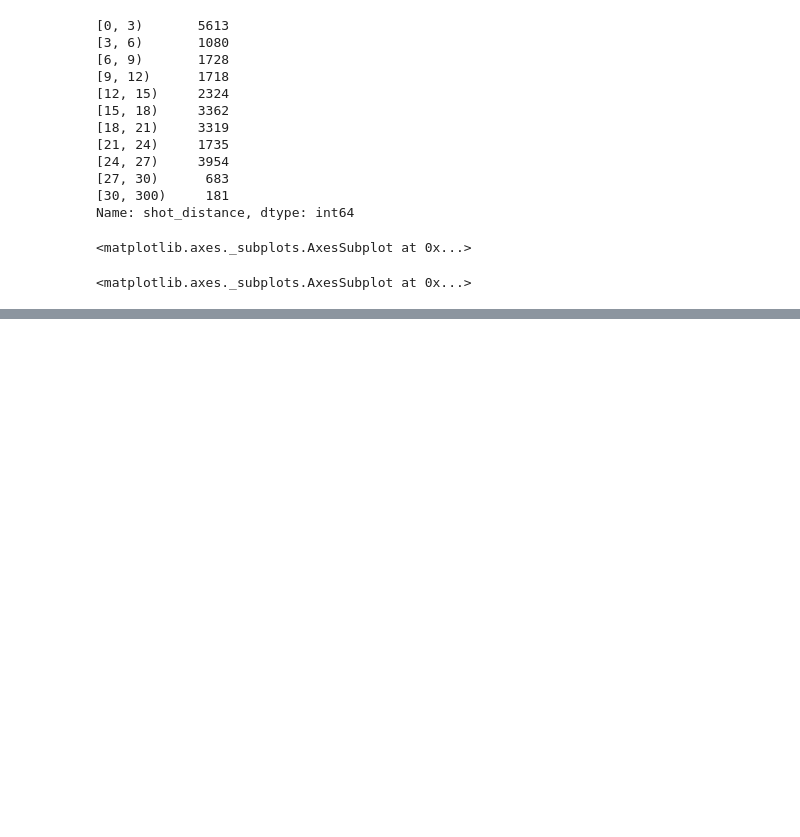
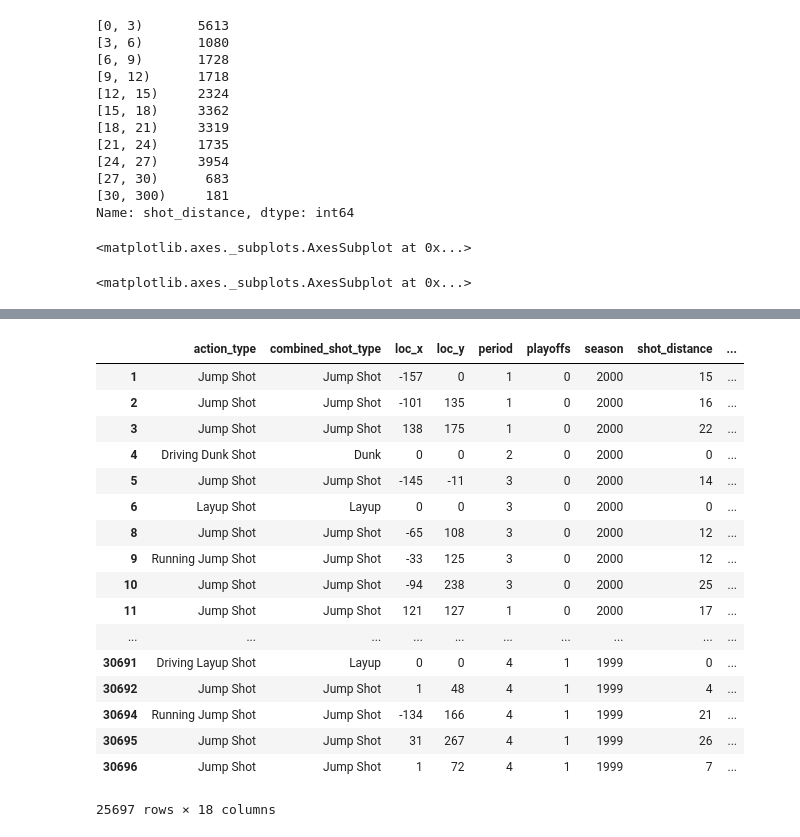
Before and after one commit to pratik1105/data-science-tinkering, a Jupyter notebook: Kobe-Bryant-Kaggle/kobe bryant.ipynb, the cells around one changed output, grey strips where cells are left out. Cells and saved outputs as stored; diff of their text form; code cells hidden in the pictures; blank space fills up the shorter version.

```diff
--- a/Kobe-Bryant-Kaggle/kobe bryant.ipynb
+++ b/Kobe-Bryant-Kaggle/kobe bryant.ipynb
@@ -422,0 +465,2 @@ plt.show()
+# %%
+train=data.drop('shot_made_flag', 1)
@@ -422,0 +469,21 @@ plt.show()
+# %%
+train
+# %% [output]
+|  | action_type | combined_shot_type | loc_x | loc_y | period | playoffs | season | shot_distance | ... |
+| 1 | Jump Shot | Jump Shot | -157 | 0 | 1 | 0 | 2000 | 15 | ... |
+| 2 | Jump Shot | Jump Shot | -101 | 135 | 1 | 0 | 2000 | 16 | ... |
+| 3 | Jump Shot | Jump Shot | 138 | 175 | 1 | 0 | 2000 | 22 | ... |
+| 4 | Driving Dunk Shot | Dunk | 0 | 0 | 2 | 0 | 2000 | 0 | ... |
+| 5 | Jump Shot | Jump Shot | -145 | -11 | 3 | 0 | 2000 | 14 | ... |
+| 6 | Layup Shot | Layup | 0 | 0 | 3 | 0 | 2000 | 0 | ... |
+| 8 | Jump Shot | Jump Shot | -65 | 108 | 3 | 0 | 2000 | 12 | ... |
+| 9 | Running Jump Shot | Jump Shot | -33 | 125 | 3 | 0 | 2000 | 12 | ... |
+| 10 | Jump Shot | Jump Shot | -94 | 238 | 3 | 0 | 2000 | 25 | ... |
+| 11 | Jump Shot | Jump Shot | 121 | 127 | 1 | 0 | 2000 | 17 | ... |
+| ... | ... | ... | ... | ... | ... | ... | ... | ... | ... |
+| 30691 | Driving Layup Shot | Layup | 0 | 0 | 4 | 1 | 1999 | 0 | ... |
+| 30692 | Jump Shot | Jump Shot | 1 | 48 | 4 | 1 | 1999 | 4 | ... |
+| 30694 | Running Jump Shot | Jump Shot | -134 | 166 | 4 | 1 | 1999 | 21 | ... |
+| 30695 | Jump Shot | Jump Shot | 31 | 267 | 4 | 1 | 1999 | 26 | ... |
+| 30696 | Jump Shot | Jump Shot | 1 | 72 | 4 | 1 | 1999 | 7 | ... |
+25697 rows × 18 columns
```
Also changed, not shown: parts of 32 cells of this notebook.
